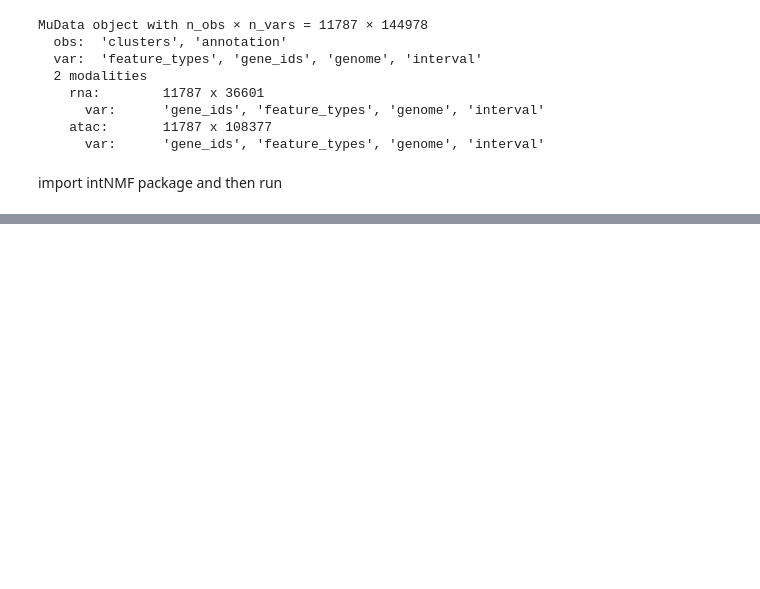
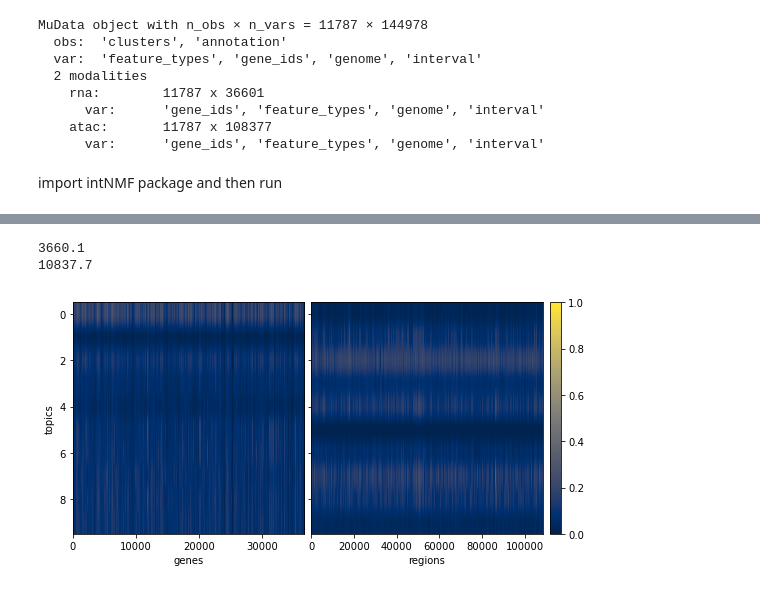
Before and after one commit to wmorgans/quick_intNMF, a Jupyter notebook: docs/notebooks/intNMF_example.ipynb, the cells around one changed output, grey strips where cells are left out. Saved outputs shown, nothing was run; the diff lists cells and outputs as text; code cells hidden in the pictures; blank space fills up the shorter version.

```diff
--- a/docs/notebooks/intNMF_example.ipynb
+++ b/docs/notebooks/intNMF_example.ipynb
@@ -88,0 +126,6 @@ mu_data['atac'].varm['intNMF'] = nmf_model.phi_atac.T
+# %%
+ax = pl.view_loadings(nmf_model, 'both') #can also view a single modality with atac or rna
+# %% [output]
+3660.1
+10837.7
+[figure, added]
```
Also changed, not shown: parts of 25 cells of this notebook, 2 other files.
